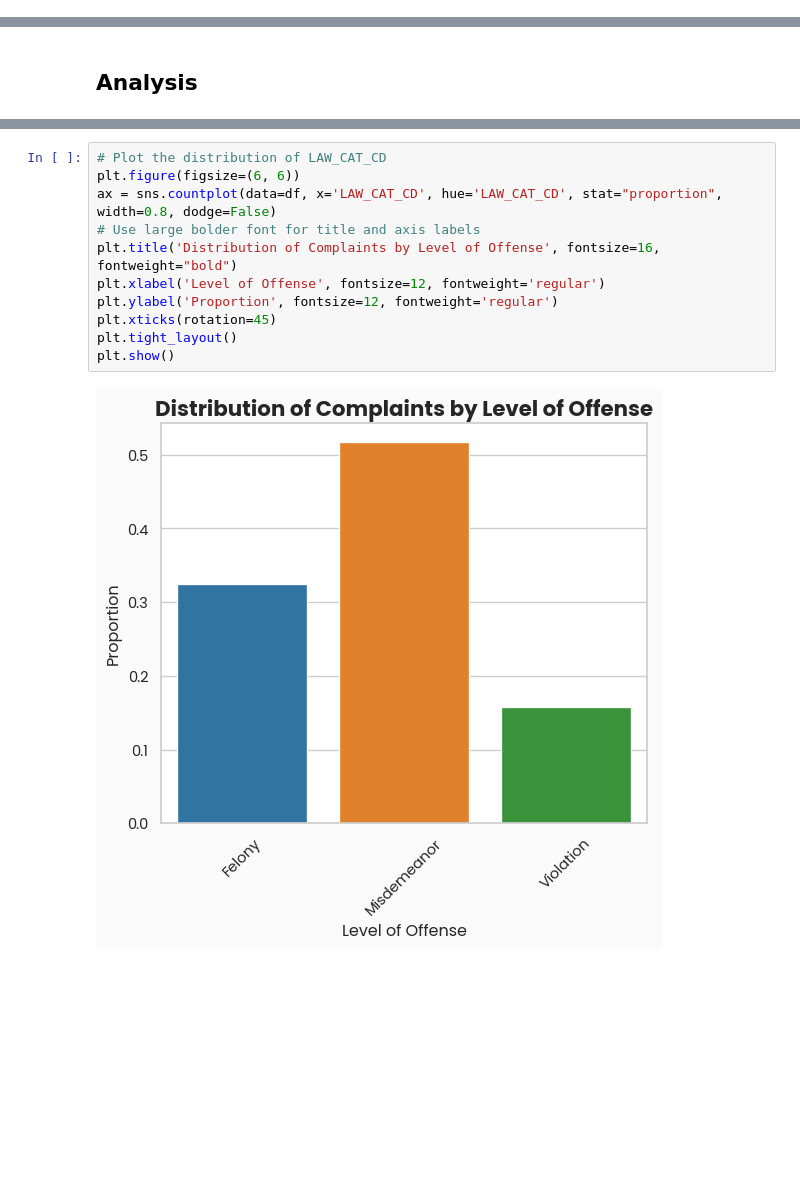
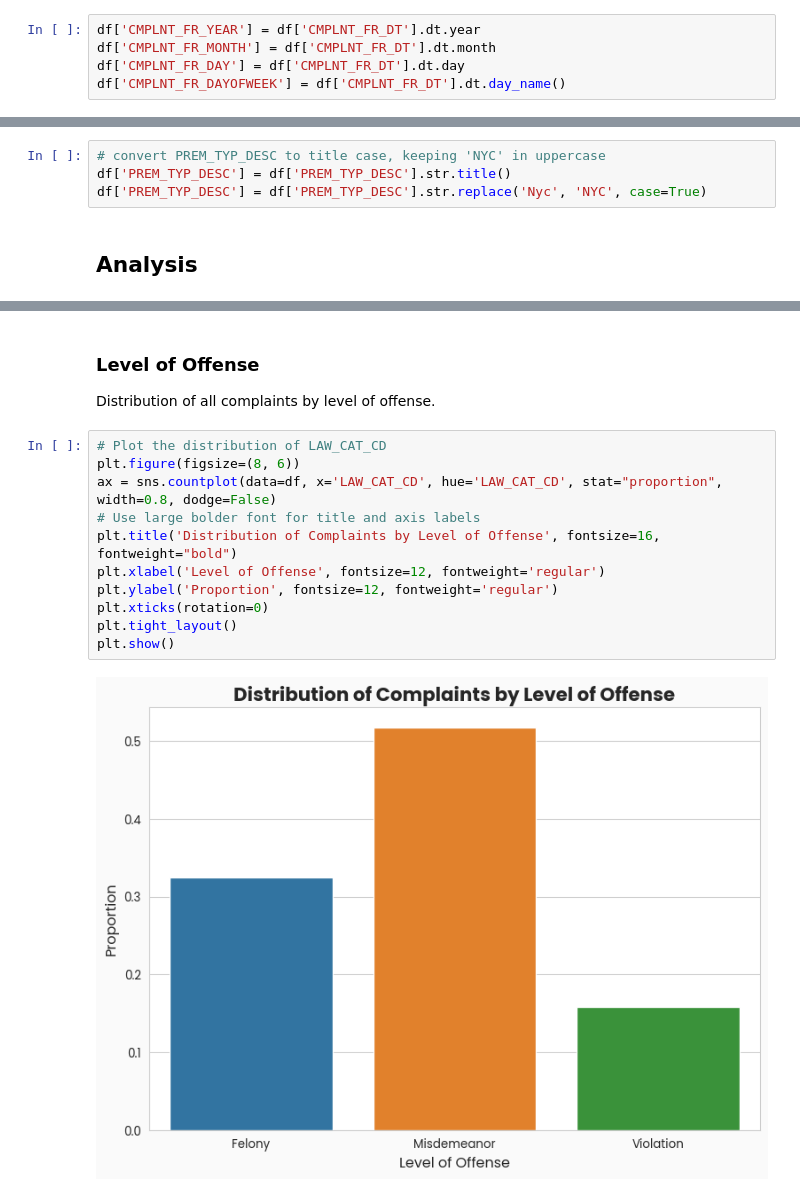
Before and after one commit to peterjakubowski/NYC-Subway-Complaints, a Jupyter notebook: notebooks/nyc_subway_complaints.ipynb, the cells around one changed output, grey strips where cells are left out. Saved outputs shown, nothing was run; the diff lists cells and outputs as text; blank space fills up the shorter version.

```diff
--- a/notebooks/nyc_subway_complaints.ipynb
+++ b/notebooks/nyc_subway_complaints.ipynb
@@ -146,3 +148,8 @@ Dropped 2 duplicate rows based on CMPLNT_NUM.
+# %%
+df['CMPLNT_FR_YEAR'] = df['CMPLNT_FR_DT'].dt.year
+df['CMPLNT_FR_MONTH'] = df['CMPLNT_FR_DT'].dt.month
+df['CMPLNT_FR_DAY'] = df['CMPLNT_FR_DT'].dt.day
+df['CMPLNT_FR_DAYOFWEEK'] = df['CMPLNT_FR_DT'].dt.day_name()
 # %% [markdown]
 ### Preview the data
 # %%
@@ -162,5 +169,9 @@ law_cat_order = ['FELONY', 'MISDEMEANOR', 'VIOLATION']
 # convert values to title case
 df['LAW_CAT_CD'] = df['LAW_CAT_CD'].str.title()
 df['LAW_CAT_CD'] = pd.Categorical(df['LAW_CAT_CD'], categories=[x.title() for x in law_cat_order], ordered=True)
+# %%
+# convert PREM_TYP_DESC to title case, keeping 'NYC' in uppercase
+df['PREM_TYP_DESC'] = df['PREM_TYP_DESC'].str.title()
+df['PREM_TYP_DESC'] = df['PREM_TYP_DESC'].str.replace('Nyc', 'NYC', case=True)
 # %% [markdown]
 ## Analysis
@@ -167,13 +328,17 @@ df['LAW_CAT_CD'] = pd.Categorical(df['LAW_CAT_CD'], categories=[x.title() for x
+# %% [markdown]
+### Level of Offense
+
+Distribution of all complaints by level of offense.
 # %%
 # Plot the distribution of LAW_CAT_CD
-plt.figure(figsize=(6, 6))
+plt.figure(figsize=(8, 6))
 ax = sns.countplot(data=df, x='LAW_CAT_CD', hue='LAW_CAT_CD', stat="proportion", width=0.8, dodge=False)
 # Use large bolder font for title and axis labels
 plt.title('Distribution of Complaints by Level of Offense', fontsize=16, fontweight="bold")
 plt.xlabel('Level of Offense', fontsize=12, fontweight='regular')
 plt.ylabel('Proportion', fontsize=12, fontweight='regular')
-plt.xticks(rotation=45)
+plt.xticks(rotation=0)
 plt.tight_layout()
 plt.show()
 # %% [output]
-[figure, old version]
+[figure, new version]
```
Also changed, not shown: parts of 16 cells of this notebook.
